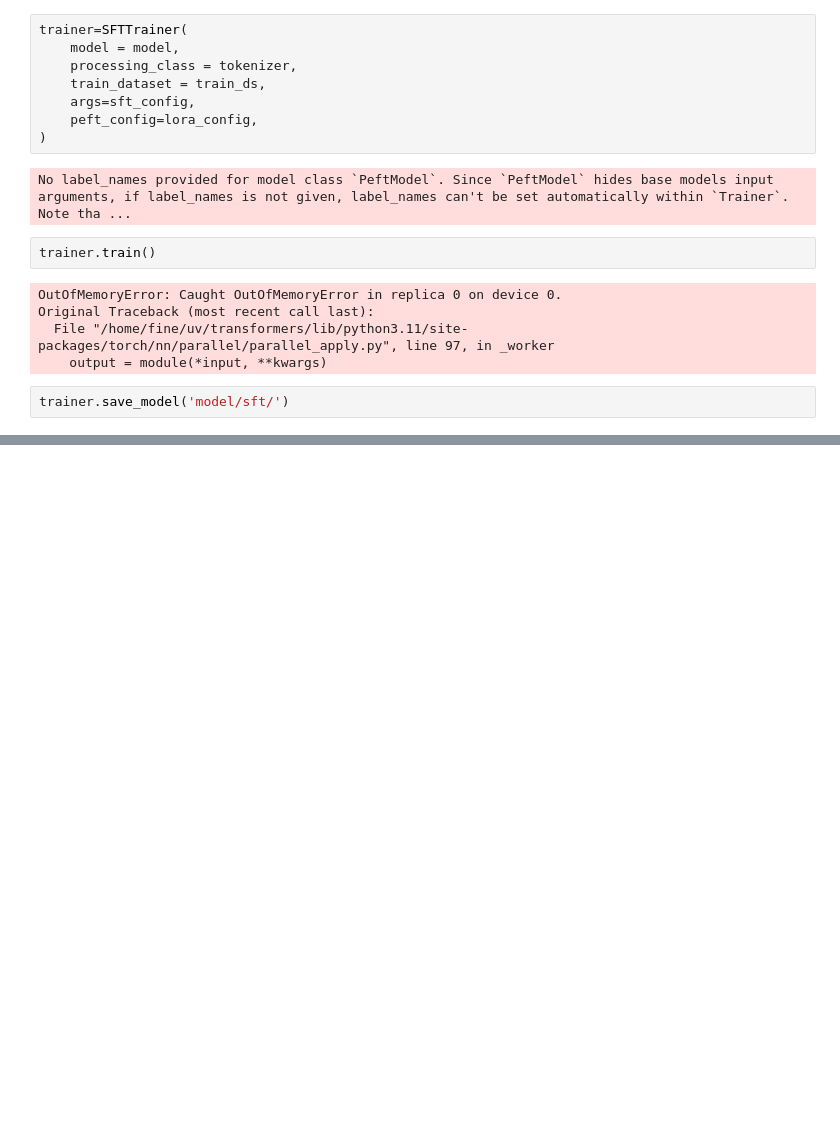
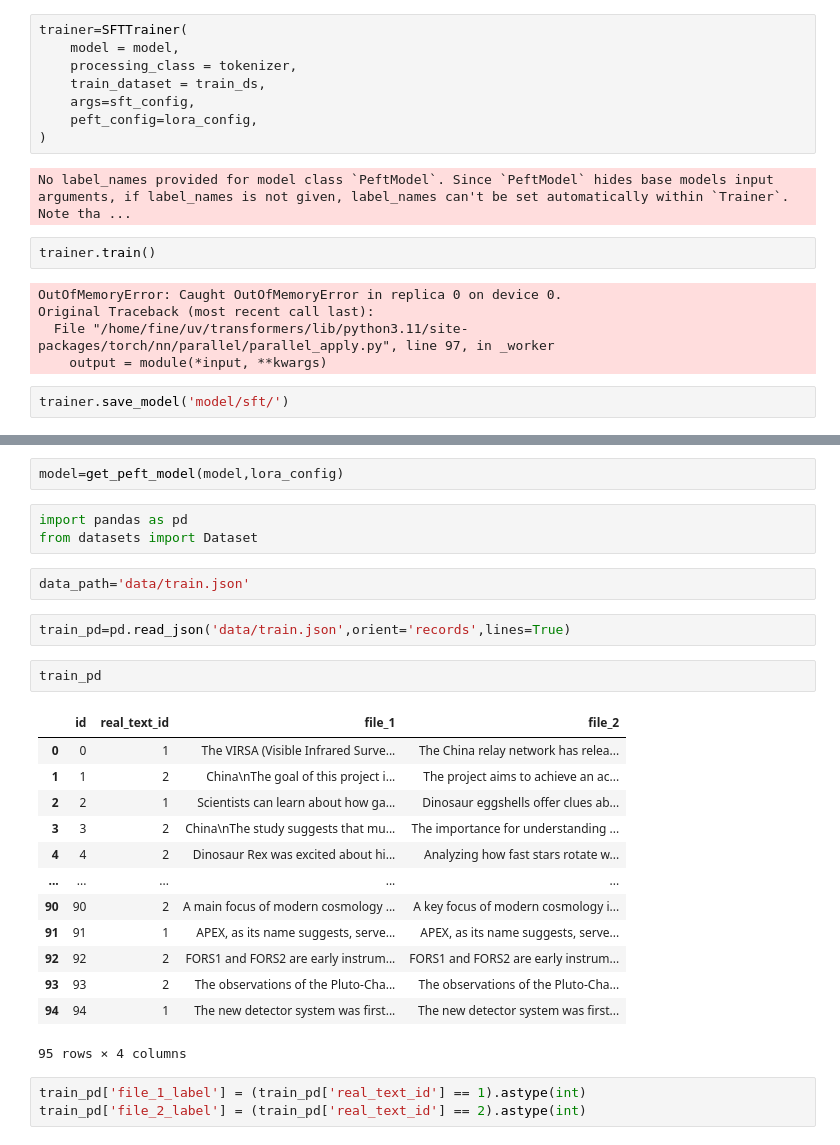
Before and after one commit to zhangdw156/fake-or-real, a Jupyter notebook: research.ipynb, the cells around one changed output, grey strips where cells are left out. Saved outputs shown, nothing was run; the diff lists cells and outputs as text; blank space fills up the shorter version.

```diff
--- a/research.ipynb
+++ b/research.ipynb
@@ -248,0 +308,28 @@ trainer.save_model('model/sft/')
+# %%
+model=get_peft_model(model,lora_config)
+# %%
+import pandas as pd
+from datasets import Dataset
+# %%
+data_path='data/train.json'
+# %%
+train_pd=pd.read_json('data/train.json',orient='records',lines=True)
+# %%
+train_pd
+# %% [output]
+|  | id | real_text_id | file_1 | file_2 |
+| 0 | 0 | 1 | The VIRSA (Visible Infrared Surve... | The China relay network has relea... |
+| 1 | 1 | 2 | China\nThe goal of this project i... | The project aims to achieve an ac... |
+| 2 | 2 | 1 | Scientists can learn about how ga... | Dinosaur eggshells offer clues ab... |
+| 3 | 3 | 2 | China\nThe study suggests that mu... | The importance for understanding ... |
+| 4 | 4 | 2 | Dinosaur Rex was excited about hi... | Analyzing how fast stars rotate w... |
+| ... | ... | ... | ... | ... |
+| 90 | 90 | 2 | A main focus of modern cosmology ... | A key focus of modern cosmology i... |
+| 91 | 91 | 1 | APEX, as its name suggests, serve... | APEX, as its name suggests, serve... |
+| 92 | 92 | 2 | FORS1 and FORS2 are early instrum... | FORS1 and FORS2 are early instrum... |
+| 93 | 93 | 2 | The observations of the Pluto-Cha... | The observations of the Pluto-Cha... |
+| 94 | 94 | 1 | The new detector system was first... | The new detector system was first... |
+95 rows × 4 columns
+# %%
+train_pd['file_1_label'] = (train_pd['real_text_id'] == 1).astype(int)
+train_pd['file_2_label'] = (train_pd['real_text_id'] == 2).astype(int)
```
Also changed, not shown: parts of 38 cells of this notebook, 30 other files.
